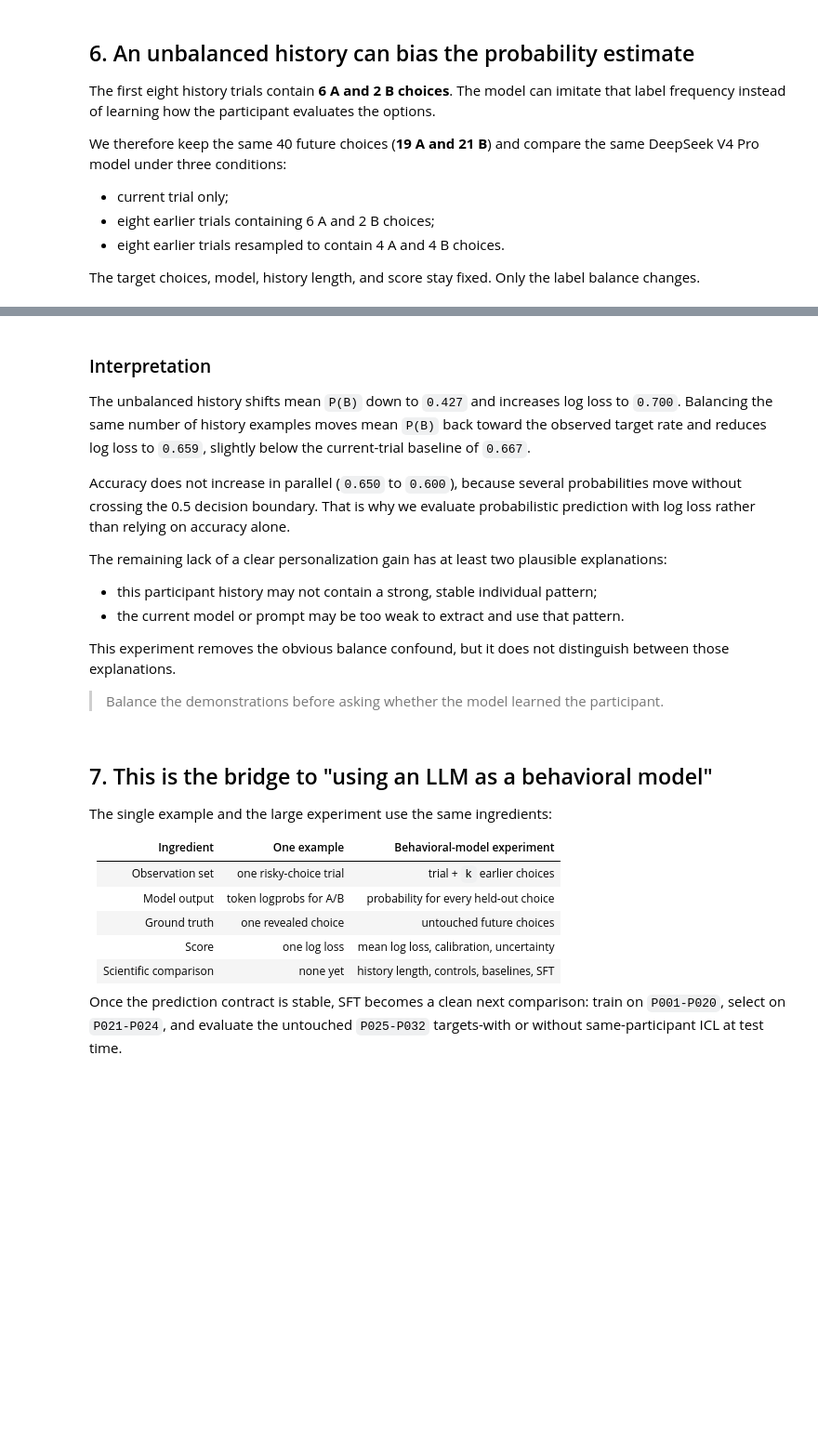
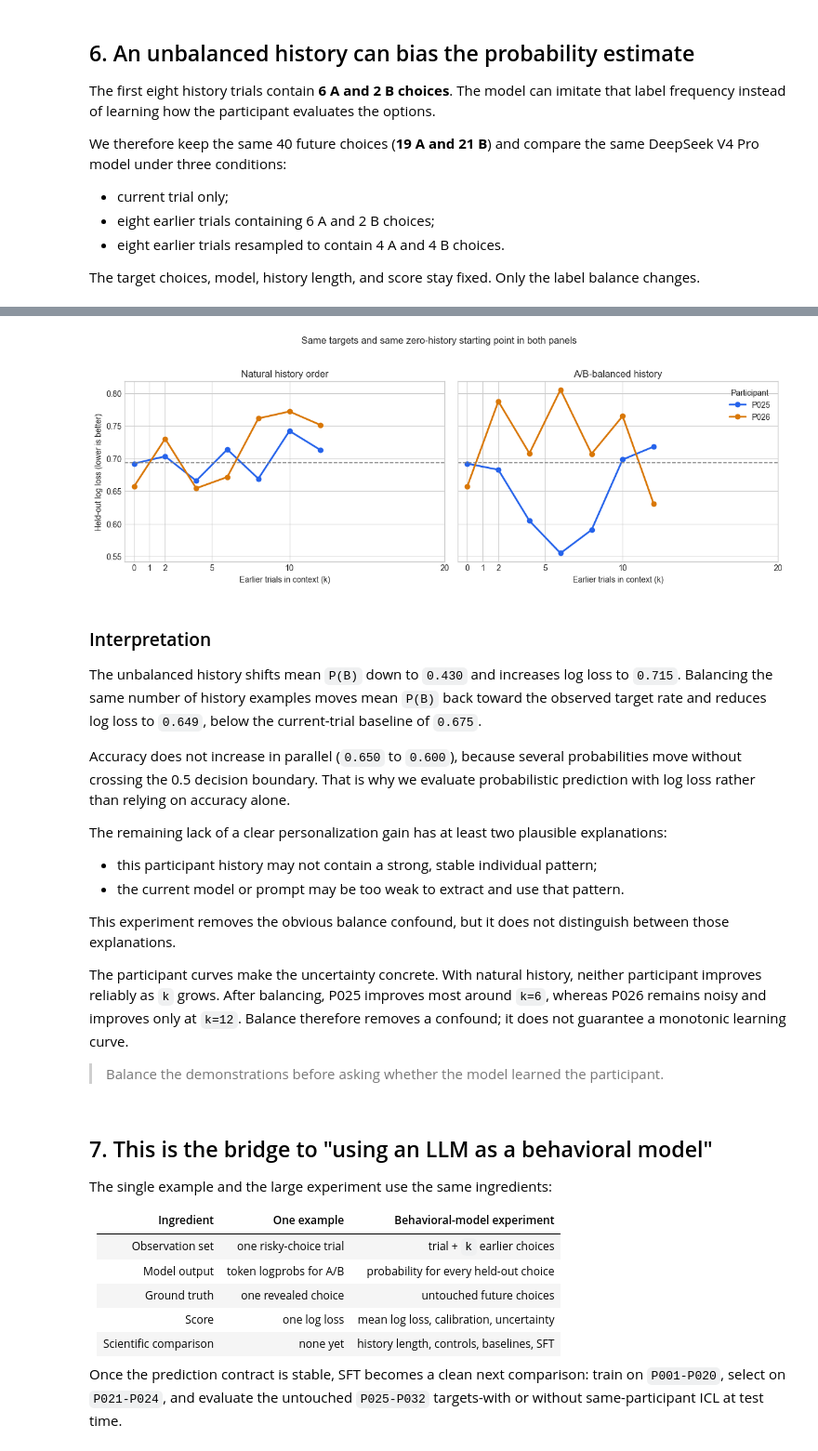
Before and after one commit to xhb120633/LLM_human_decisions, a Jupyter notebook: notebooks/01_prediction_from_zero_shot_to_icl.ipynb, the cells around one changed output, grey strips where cells are left out. Shown at 93% size. Cells and saved outputs as stored; diff of their text form; code cells hidden in the pictures; blank space fills up the shorter version.

Commit message:
Add matched participant-level ICL curves

```diff
--- a/notebooks/01_prediction_from_zero_shot_to_icl.ipynb
+++ b/notebooks/01_prediction_from_zero_shot_to_icl.ipynb
@@ -471,10 +477,45 @@ plt.show()
+# %%
+CURVE_PATH = find_file("results/clean_icl_balance_demo/curve_by_participant.csv")
+participant_curve = pd.read_csv(CURVE_PATH)
+
+current = participant_curve[participant_curve["history_type"] == "current"]
+colors = {"P025": "#2563eb", "P026": "#d97706"}
+fig, axes = plt.subplots(1, 2, figsize=(12.2, 4.3), sharey=True)
+
+for ax, history_type, title in zip(
+    axes,
+    ["natural", "balanced"],
+    ["Natural history order", "A/B-balanced history"],
+):
+    for participant in ["P025", "P026"]:
+        start = current[current["participant_id"] == participant]
+        curve = participant_curve[
+            (participant_curve["participant_id"] == participant)
+            & (participant_curve["history_type"] == history_type)
+        ]
+        plot_frame = pd.concat([start, curve]).sort_values("history_k")
+        ax.plot(
+            plot_frame["history_k"], plot_frame["log_loss"],
+            marker="o", linewidth=2.2, label=participant,
+            color=colors[participant],
+        )
+    ax.axhline(math.log(2), color="gray", linestyle="--", linewidth=1.2)
+    ax.set(title=title, xlabel="Earlier trials in context (k)", xticks=HISTORY_LENGTHS)
+
+axes[0].set_ylabel("Held-out log loss (lower is better)")
+axes[1].legend(title="Participant", frameon=False)
+fig.suptitle("Same targets and same zero-history starting point in both panels", y=1.03)
+fig.tight_layout()
+plt.show()
+# %% [output]
+[figure, added]
 # %% [markdown]
 ### Interpretation
 
-The unbalanced history shifts mean `P(B)` down to `0.427` and increases log
-loss to `0.700`. Balancing the same number of history examples moves mean
-`P(B)` back toward the observed target rate and reduces log loss to `0.659`,
-slightly below the current-trial baseline of `0.667`.
+The unbalanced history shifts mean `P(B)` down to `0.430` and increases log
+loss to `0.715`. Balancing the same number of history examples moves mean
+`P(B)` back toward the observed target rate and reduces log loss to `0.649`,
+below the current-trial baseline of `0.675`.
 
 Accuracy does not increase in parallel (`0.650` to `0.600`), because several
 probabilities move without crossing the 0.5 decision boundary. That is why we
@@ -490,6 +531,12 @@ explanations:
 This experiment removes the obvious balance confound, but it does not distinguish
 between those explanations.
 
+The participant curves make the uncertainty concrete. With natural history,
+neither participant improves reliably as `k` grows. After balancing, P025
+improves most around `k=6`, whereas P026 remains noisy and improves only at
+`k=12`. Balance therefore removes a confound; it does not guarantee a monotonic
+learning curve.
+
 > Balance the demonstrations before asking whether the model learned the participant.
 # %% [markdown]
 ## 7. This is the bridge to "using an LLM as a behavioral model"
```
Also changed, not shown: parts of 3 cells of this notebook, 8 other files.
